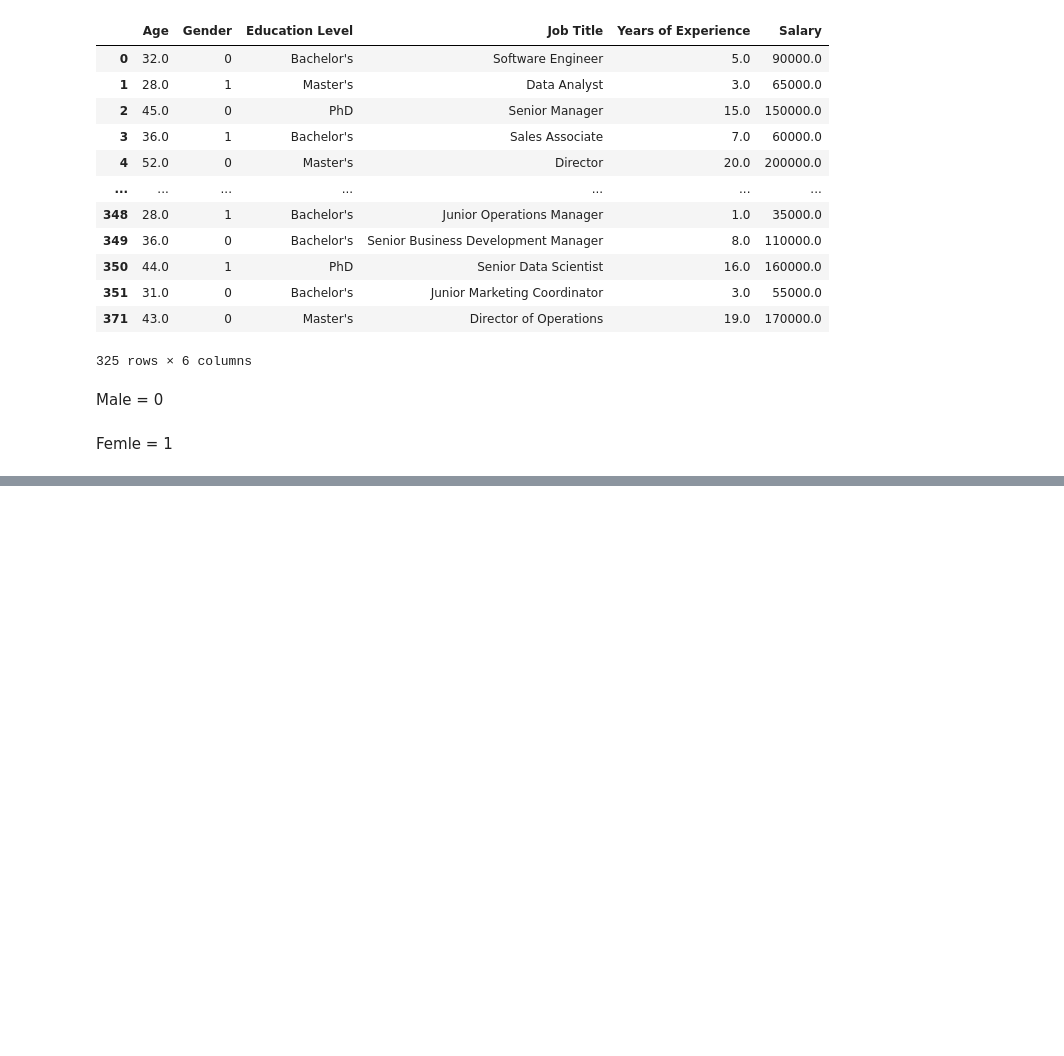
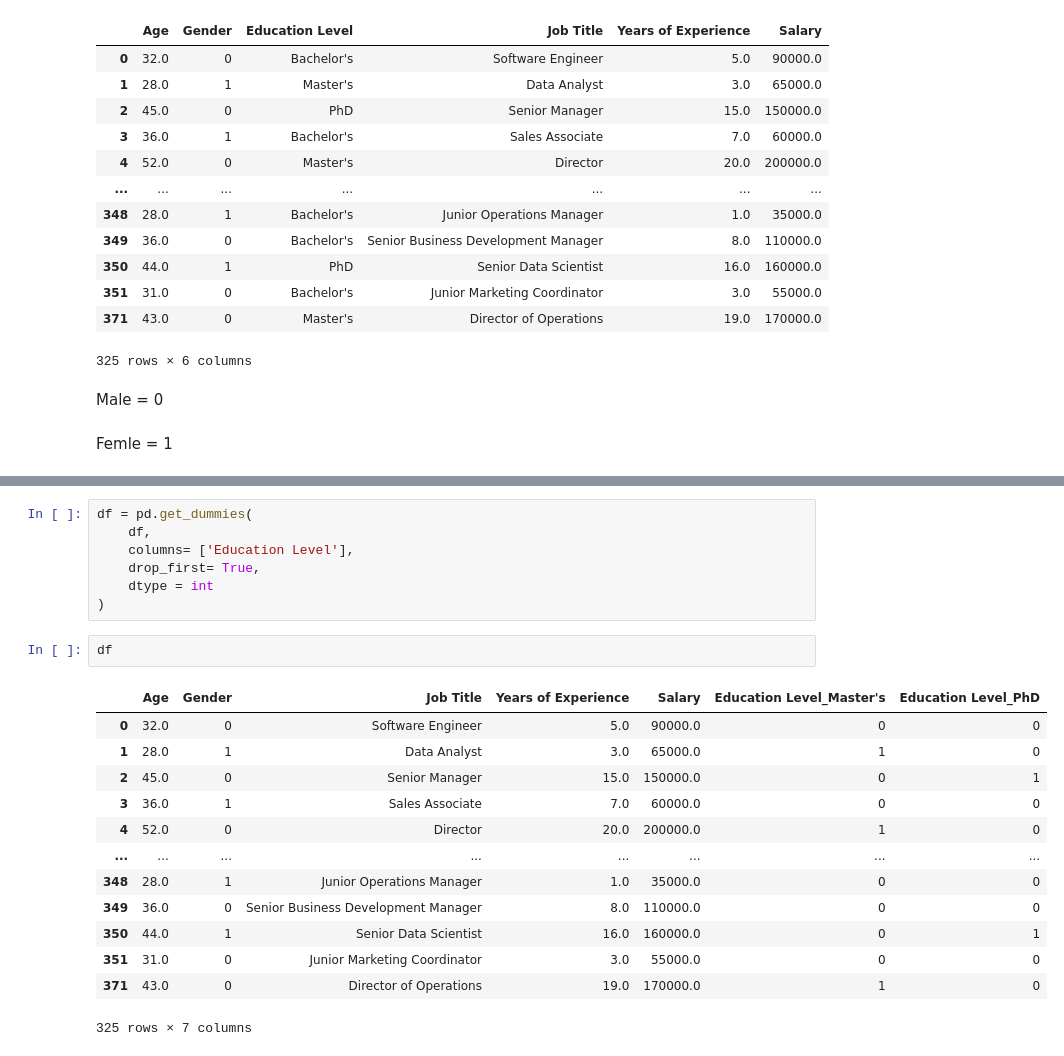
Before and after one commit to rahul-gitt/AI-ML-JOURNEY, a Jupyter notebook: scikit-learn/Salary_prediction/main.ipynb, the cells around one changed output, grey strips where cells are left out. Saved outputs shown, nothing was run; the diff lists cells and outputs as text; blank space fills up the shorter version.

```diff
--- a/scikit-learn/Salary_prediction/main.ipynb
+++ b/scikit-learn/Salary_prediction/main.ipynb
@@ -212,0 +221,23 @@ Femle = 1
+# %%
+df = pd.get_dummies(
+    df,
+    columns= ['Education Level'],
+    drop_first= True,
+    dtype = int
+)
+# %%
+df
+# %% [output]
+|  | Age | Gender | Job Title | Years of Experience | Salary | Education Level_Master's | Education Level_PhD |
+| 0 | 32.0 | 0 | Software Engineer | 5.0 | 90000.0 | 0 | 0 |
+| 1 | 28.0 | 1 | Data Analyst | 3.0 | 65000.0 | 1 | 0 |
+| 2 | 45.0 | 0 | Senior Manager | 15.0 | 150000.0 | 0 | 1 |
+| 3 | 36.0 | 1 | Sales Associate | 7.0 | 60000.0 | 0 | 0 |
+| 4 | 52.0 | 0 | Director | 20.0 | 200000.0 | 1 | 0 |
+| ... | ... | ... | ... | ... | ... | ... | ... |
+| 348 | 28.0 | 1 | Junior Operations Manager | 1.0 | 35000.0 | 0 | 0 |
+| 349 | 36.0 | 0 | Senior Business Development Manager | 8.0 | 110000.0 | 0 | 0 |
+| 350 | 44.0 | 1 | Senior Data Scientist | 16.0 | 160000.0 | 0 | 1 |
+| 351 | 31.0 | 0 | Junior Marketing Coordinator | 3.0 | 55000.0 | 0 | 0 |
+| 371 | 43.0 | 0 | Director of Operations | 19.0 | 170000.0 | 1 | 0 |
+325 rows × 7 columns
```
Also changed, not shown: parts of 1 cell of this notebook.
